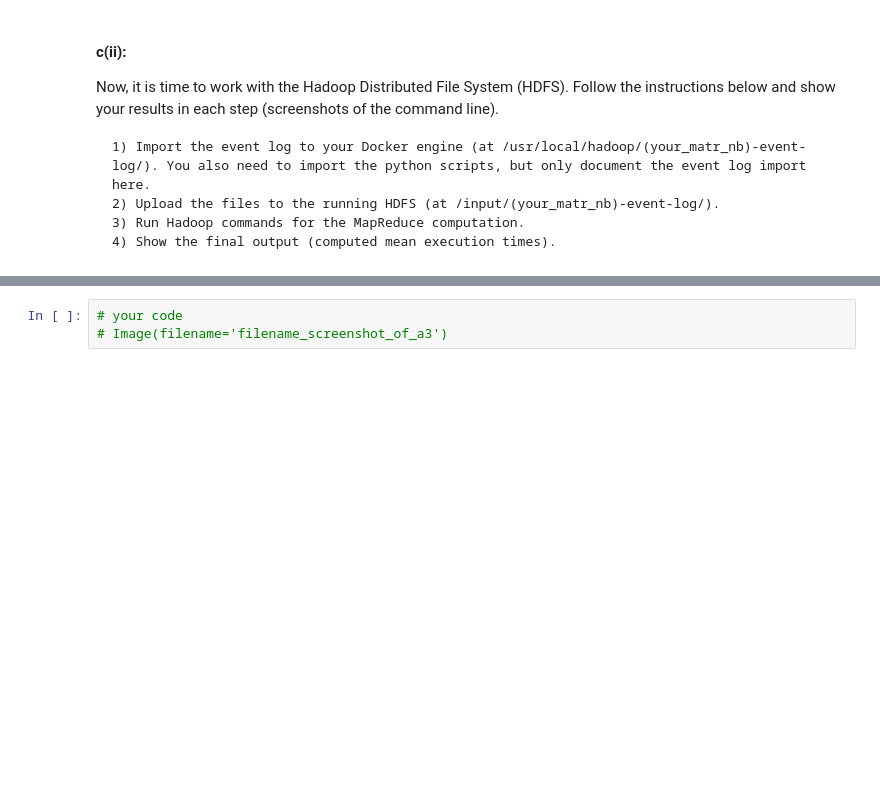
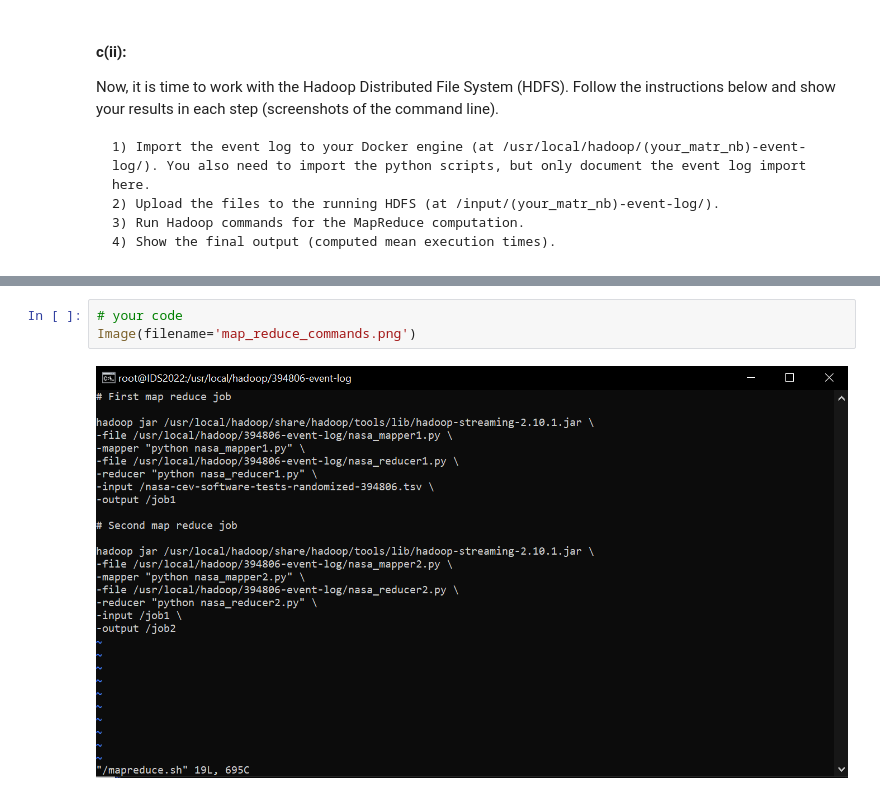
Before and after one commit to mnghiap/ids22, a Jupyter notebook: assignment2/assignment2.ipynb, the cells around one changed output, grey strips where cells are left out. Saved outputs shown, nothing was run; the diff lists cells and outputs as text; blank space fills up the shorter version.

```diff
--- a/assignment2/assignment2.ipynb
+++ b/assignment2/assignment2.ipynb
@@ -1506,5 +1609,7 @@ from IPython.display import Image
 # %%
 # your code
-# Image(filename='filename_screenshot_of_a3')
+Image(filename='map_reduce_commands.png')
+# %% [output]
+[figure, added]
 # %%
 # your code
```
Also changed, not shown: parts of 13 cells of this notebook, 11 other files.
